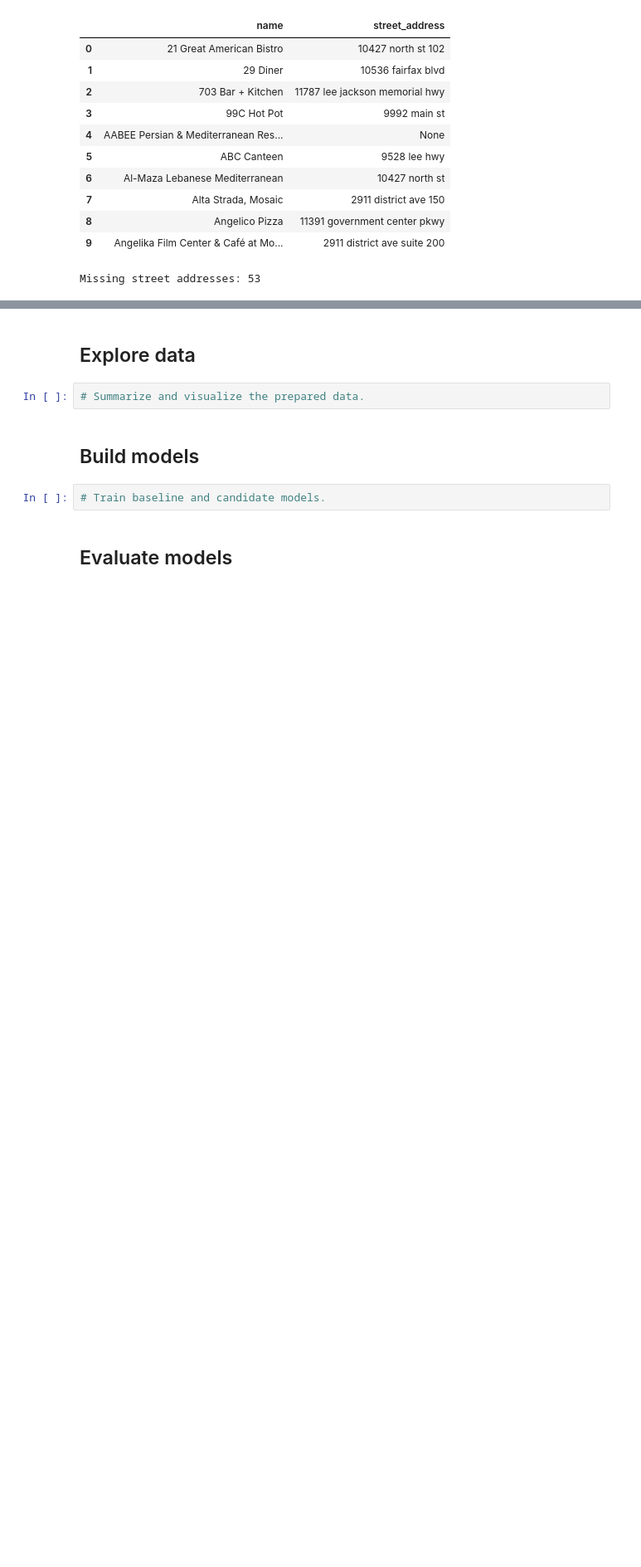
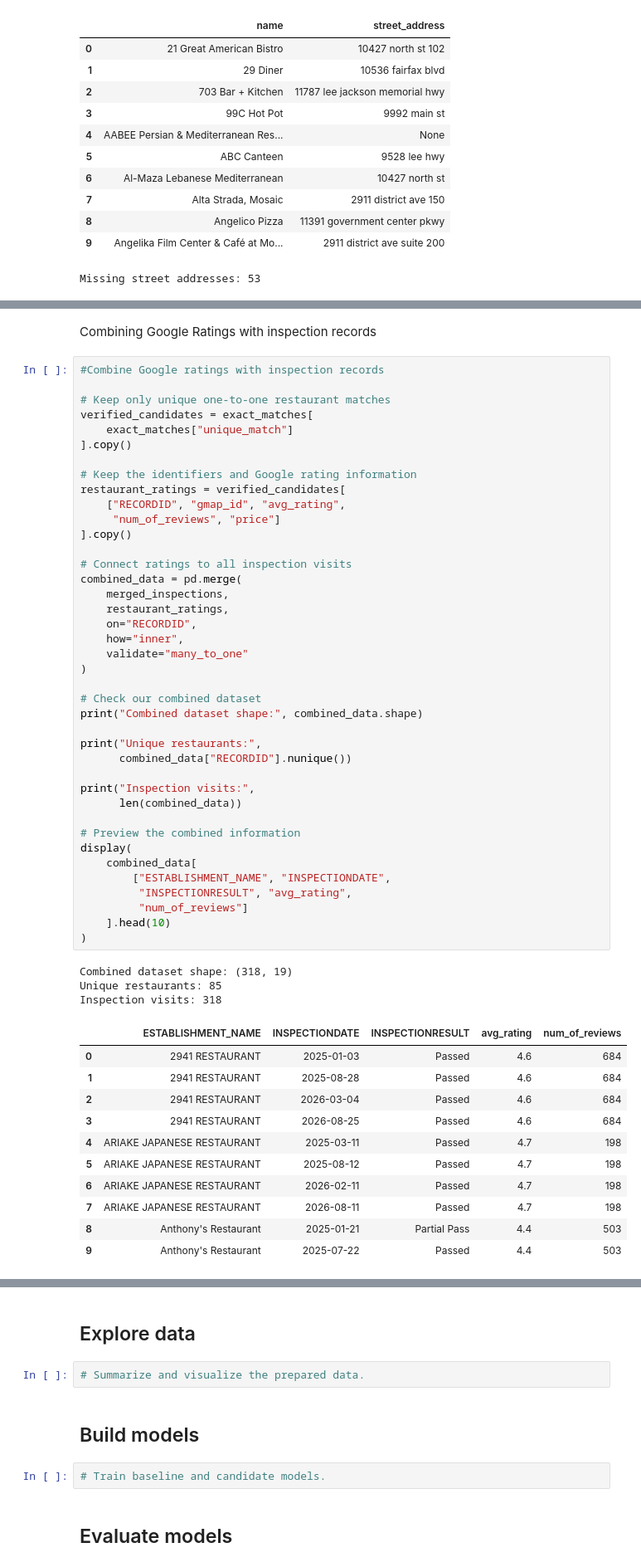
Before and after one commit to hwayalew/ds3001_team1_project, a Jupyter notebook: notebook.ipynb, the cells around one changed output, grey strips where cells are left out. Shown at 83% size. Saved outputs shown, nothing was run; the diff lists cells and outputs as text; blank space fills up the shorter version.

```diff
--- a/notebook.ipynb
+++ b/notebook.ipynb
@@ -701,0 +754,57 @@ Still different: 84
+# %% [markdown]
+Combining Google Ratings with inspection records
+# %%
+#Combine Google ratings with inspection records
+
+# Keep only unique one-to-one restaurant matches
+verified_candidates = exact_matches[
+    exact_matches["unique_match"]
+].copy()
+
+# Keep the identifiers and Google rating information
+restaurant_ratings = verified_candidates[
+    ["RECORDID", "gmap_id", "avg_rating",
+     "num_of_reviews", "price"]
+].copy()
+
+# Connect ratings to all inspection visits
+combined_data = pd.merge(
+    merged_inspections,
+    restaurant_ratings,
+    on="RECORDID",
+    how="inner",
+    validate="many_to_one"
+)
+
+# Check our combined dataset
+print("Combined dataset shape:", combined_data.shape)
+
+print("Unique restaurants:",
+      combined_data["RECORDID"].nunique())
+
+print("Inspection visits:",
+      len(combined_data))
+
+# Preview the combined information
+display(
+    combined_data[
+        ["ESTABLISHMENT_NAME", "INSPECTIONDATE",
+         "INSPECTIONRESULT", "avg_rating",
+         "num_of_reviews"]
+    ].head(10)
+)
+# %% [output]
+Combined dataset shape: (318, 19)
+Unique restaurants: 85
+Inspection visits: 318
+|  | ESTABLISHMENT_NAME | INSPECTIONDATE | INSPECTIONRESULT | avg_rating | num_of_reviews |
+| 0 | 2941 RESTAURANT | 2025-01-03 | Passed | 4.6 | 684 |
+| 1 | 2941 RESTAURANT | 2025-08-28 | Passed | 4.6 | 684 |
+| 2 | 2941 RESTAURANT | 2026-03-04 | Passed | 4.6 | 684 |
+| 3 | 2941 RESTAURANT | 2026-08-25 | Passed | 4.6 | 684 |
+| 4 | ARIAKE JAPANESE RESTAURANT | 2025-03-11 | Passed | 4.7 | 198 |
+| 5 | ARIAKE JAPANESE RESTAURANT | 2025-08-12 | Passed | 4.7 | 198 |
+| 6 | ARIAKE JAPANESE RESTAURANT | 2026-02-11 | Passed | 4.7 | 198 |
+| 7 | ARIAKE JAPANESE RESTAURANT | 2026-08-11 | Passed | 4.7 | 198 |
+| 8 | Anthony's Restaurant | 2025-01-21 | Partial Pass | 4.4 | 503 |
+| 9 | Anthony's Restaurant | 2025-07-22 | Passed | 4.4 | 503 |
```
Also changed, not shown: parts of 4 cells of this notebook.
